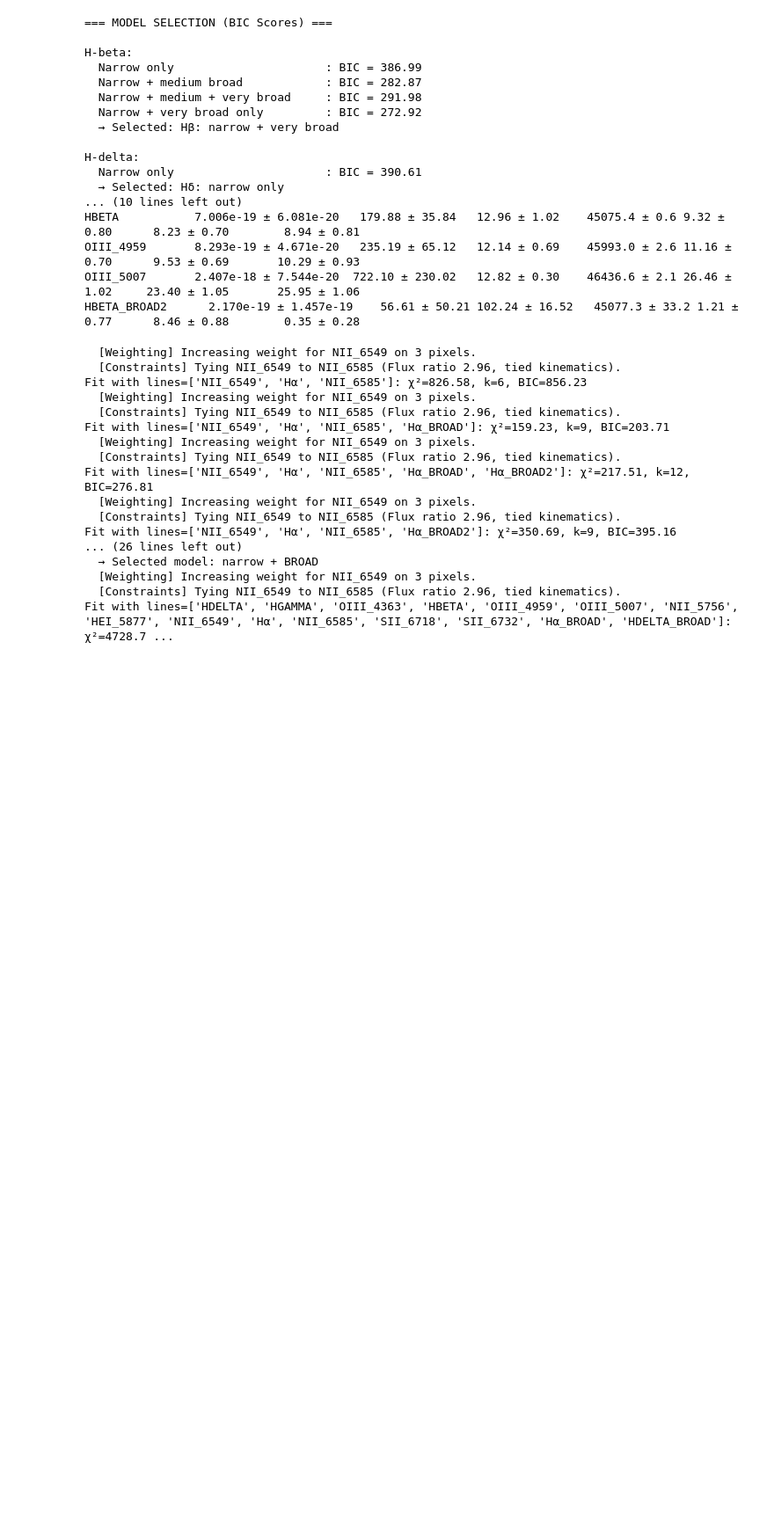
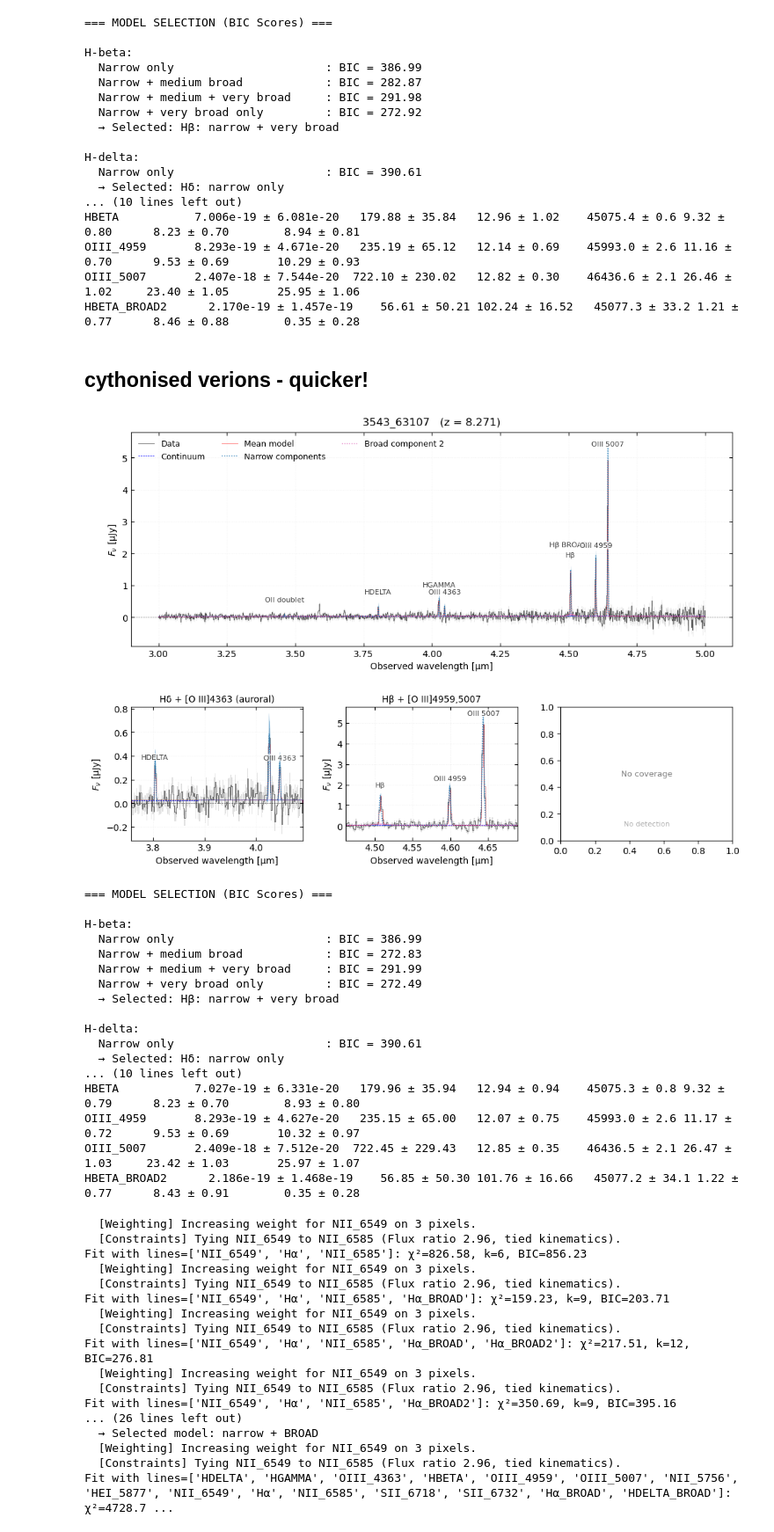
Before and after one commit to raunaq-rai/pyRSR, a Jupyter notebook: docs/notebooks/broad_line_example.ipynb, the cells around one changed output. Shown at 88% size. Saved outputs shown, nothing was run; the diff lists cells and outputs as text; code cells hidden in the pictures; blank space fills up the shorter version.

```diff
--- a/docs/notebooks/broad_line_example.ipynb
+++ b/docs/notebooks/broad_line_example.ipynb
@@ -60,6 +59,69 @@ HBETA           7.006e-19 ± 6.081e-20   179.88 ± 35.84   12.96 ± 1.02    4507
 OIII_4959       8.293e-19 ± 4.671e-20   235.19 ± 65.12   12.14 ± 0.69    45993.0 ± 2.6 11.16 ± 0.70      9.53 ± 0.69       10.29 ± 0.93
 OIII_5007       2.407e-18 ± 7.544e-20  722.10 ± 230.02   12.82 ± 0.30    46436.6 ± 2.1 26.46 ± 1.02     23.40 ± 1.05       25.95 ± 1.06
 HBETA_BROAD2      2.170e-19 ± 1.457e-19    56.61 ± 50.21 102.24 ± 16.52   45077.3 ± 33.2 1.21 ± 0.77      8.46 ± 0.88        0.35 ± 0.28
+# %% [markdown]
+## cythonised verions - quicker!
+# %%
+from astropy.io import fits
+import numpy as np
+# NOTE: keep the same import path you used before
+from PyRSRX.broad_line_fit import broad_fit, print_bootstrap_line_table_broad
+
+# ---------- Load + crop ----------
+specfile = "../../data/excels-uds04-v4_g395m-f290lp_3543_63107.spec.fits"
+with fits.open(specfile) as hdul:
+    t = hdul["SPEC1D"].data
+    lam = np.asarray(t["wave"])
+    fnu = np.asarray(t["flux"])
+    enu = np.asarray(t["err"])
+
+target_msaid = "3543_63107"
+
+mask = (lam >= 3.0) & (lam <= 5.0)
+spec = dict(lam=lam[mask], flux=fnu[mask], err=enu[mask])
+
+z = 8.271
+
+boot = broad_fit(
+    source=spec,
+    z=z,
+    grating="G395M",
+    source_id=target_msaid,
+    n_boot=100,
+    lyman_cut=None,
+    deg=2,
+    plot_continuum_subtracted = False,
+    random_state=21,
+    continuum_windows=None,
+    plot=True,
+    show_progress=True,
+    save_path=None,
+    lines_to_use=None,
+    broad_mode="auto",
+    verbose=False
+
+)
+
+print_bootstrap_line_table_broad(boot)
+# %% [output]
+[figure, added]
+=== MODEL SELECTION (BIC Scores) ===
+
+H-beta:
+  Narrow only                      : BIC = 386.99
+  Narrow + medium broad            : BIC = 272.83
+  Narrow + medium + very broad     : BIC = 291.99
+  Narrow + very broad only         : BIC = 272.49
+  → Selected: Hβ: narrow + very broad
+
+H-delta:
+  Narrow only                      : BIC = 390.61
+  → Selected: Hδ: narrow only
+... (10 lines left out)
+HBETA           7.027e-19 ± 6.331e-20   179.96 ± 35.94   12.94 ± 0.94    45075.3 ± 0.8 9.32 ± 0.79      8.23 ± 0.70        8.93 ± 0.80
+OIII_4959       8.293e-19 ± 4.627e-20   235.15 ± 65.00   12.07 ± 0.75    45993.0 ± 2.6 11.17 ± 0.72      9.53 ± 0.69       10.32 ± 0.97
+OIII_5007       2.409e-18 ± 7.512e-20  722.45 ± 229.43   12.85 ± 0.35    46436.5 ± 2.1 26.47 ± 1.03     23.42 ± 1.03       25.97 ± 1.07
+HBETA_BROAD2      2.186e-19 ± 1.468e-19    56.85 ± 50.30 101.76 ± 16.66   45077.2 ± 34.1 1.22 ± 0.77      8.43 ± 0.91        0.35 ± 0.28
 # %%
 from astropy.io import fits
 import numpy as np
```
Also changed, not shown: parts of 3 cells of this notebook, 18 other files.
